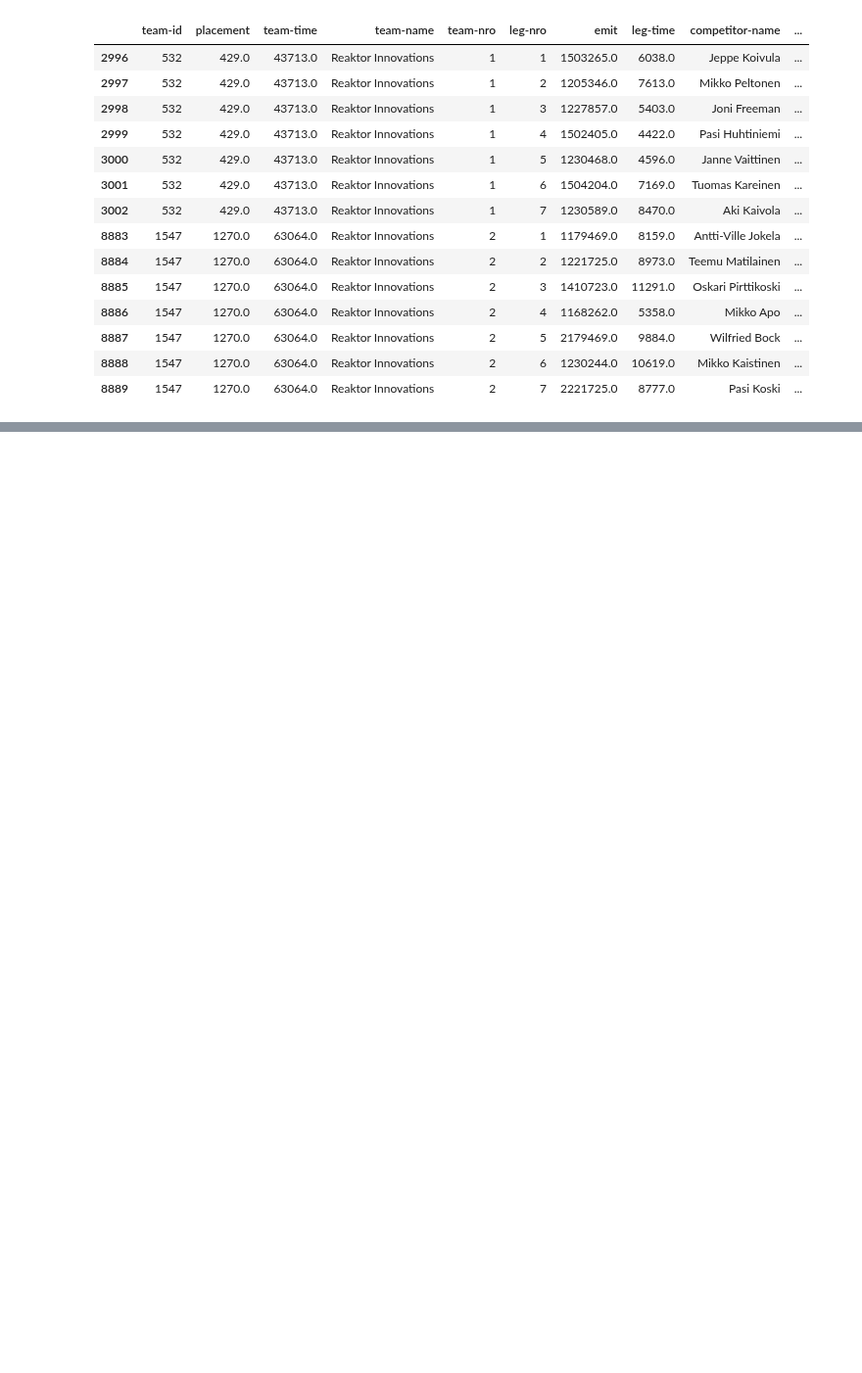
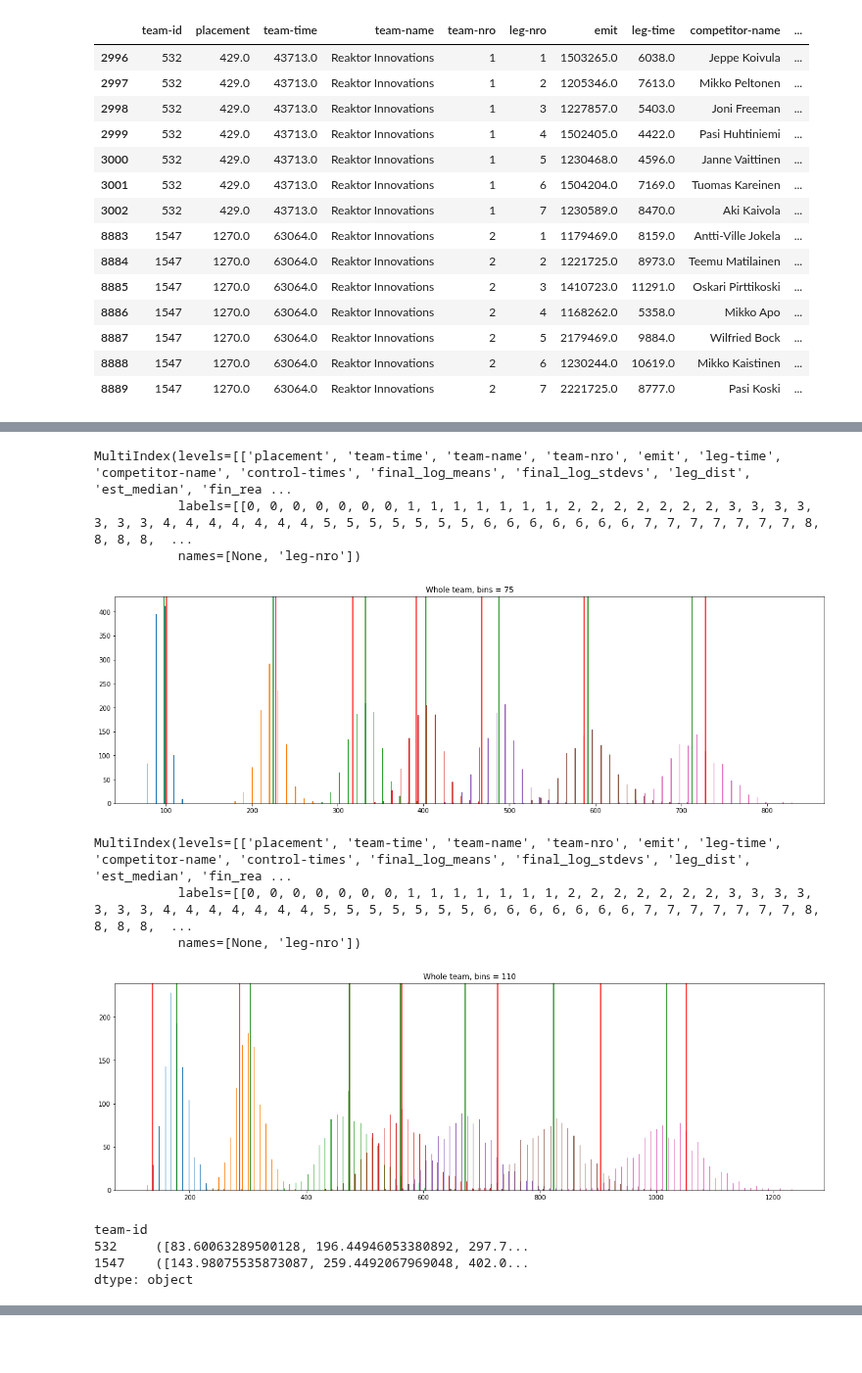
Before and after one commit to dins/jukola-xml-model, a Jupyter notebook: log_normal_estimates.ipynb, the cells around one changed output, grey strips where cells are left out. Shown at 98% size. Saved outputs shown, nothing was run; the diff lists cells and outputs as text; code cells hidden in the pictures; blank space fills up the shorter version.

Commit message:
simulated sum  of running times and some visualisation

```diff
--- a/log_normal_estimates.ipynb
+++ b/log_normal_estimates.ipynb
@@ -205,0 +183,3 @@ runs17
+# %%
+by_teams = runs17.set_index(["team-id", "leg-nro"]).unstack()
+by_teams
@@ -205,0 +193,4 @@ runs17
+# %%
+for i in range(1,8):
+    by_teams["fin_real", i] = np.sum([ by_teams["leg-time"][j] / 60 for j in range(1,i+1) ], axis=0)
+by_teams.fin_real
@@ -205,0 +209,4 @@ runs17
+# %%
+for i in range(1,8):
+    by_teams["fin_med", i] = np.sum([ by_teams["est_median"][j] for j in range(1,i+1) ], axis=0)
+by_teams.fin_med
@@ -205,0 +218,5 @@ runs17
+# %%
+
+for i in range(1,8):
+    by_teams["fin_log_std", i] = np.sqrt(np.sum([ (by_teams["final_log_stdevs"][j] * by_teams["leg_dist"][j]) ** 2 for j in range(1,i+1) ], axis=0))
+by_teams.fin_log_std
@@ -205,0 +237,61 @@ runs17
+# %%
+
+def get_simulated_medians(row):
+    print(row.index)
+    samples = pd.DataFrame()
+    for i in range(1,8):
+        samples[i] = row["leg_dist"][i] * lognorm.rvs(s = row["final_log_stdevs"][i], scale = np.exp(row["final_log_means"][i]), size = 1000)
+
+    samples_sums = pd.DataFrame()
+    for i in range(1,8):
+        samples_sums[i] = np.sum([ samples[j] for j in range(1,i+1) ], axis=0)
+
+    start95 = samples_sums.quantile(0.025)
+    end95 = samples_sums.quantile(0.975)
+    medians = samples_sums.median()
+    means = samples_sums.mean()
+
+    """
+    for i in range(1,8):
+        bins = int(samples_sums[i].max() - samples_sums[i].min())
+        name = row["competitor-name"][i]
+        plt.title(f"{name} bins = {bins}")
+        plt.hist(samples_sums[i], bins=bins)
+        plt.axvline(x=row["fin_real"][i], color="r")
+        plt.axvline(x=medians[i], color="g")
+        plt.axvline(x=means[i], color="yellow")
+        plt.show()
+    """
+    bins = int( (samples_sums.max().max() - samples_sums.min().min()) / 10)
+    plt.figure(figsize=(20, 6))
+    plt.title(f"Whole team, bins = {bins}")
+    plt.hist([samples_sums[1], samples_sums[2], samples_sums[3], samples_sums[4], samples_sums[5], samples_sums[6], samples_sums[7]], bins=bins)
+    for i in range(1,8):
+        plt.axvline(x=row["fin_real"][i], color="r")
+        plt.axvline(x=medians[i], color="g")
+
+    plt.show()
+
+    iterables = [range(1,8)]
+    leg_index = pd.MultiIndex.from_product(iterables, names=['leg-nro'])
+
+    new_cols = (pd.Series(start95.values, index=leg_index), pd.Series(end95.values, index=leg_index))
+    #print(start95.values)
+    #print(new_cols)
+    return new_cols
+
+simulated_median = by_teams.apply(get_simulated_medians, axis=1)
+simulated_median
+# %% [output]
+MultiIndex(levels=[['placement', 'team-time', 'team-name', 'team-nro', 'emit', 'leg-time', 'competitor-name', 'control-times', 'final_log_means', 'final_log_stdevs', 'leg_dist', 'est_median', 'fin_rea ...
+           labels=[[0, 0, 0, 0, 0, 0, 0, 1, 1, 1, 1, 1, 1, 1, 2, 2, 2, 2, 2, 2, 2, 3, 3, 3, 3, 3, 3, 3, 4, 4, 4, 4, 4, 4, 4, 5, 5, 5, 5, 5, 5, 5, 6, 6, 6, 6, 6, 6, 6, 7, 7, 7, 7, 7, 7, 7, 8, 8, 8, 8,  ...
+           names=[None, 'leg-nro'])
+[figure, added]
+MultiIndex(levels=[['placement', 'team-time', 'team-name', 'team-nro', 'emit', 'leg-time', 'competitor-name', 'control-times', 'final_log_means', 'final_log_stdevs', 'leg_dist', 'est_median', 'fin_rea ...
+           labels=[[0, 0, 0, 0, 0, 0, 0, 1, 1, 1, 1, 1, 1, 1, 2, 2, 2, 2, 2, 2, 2, 3, 3, 3, 3, 3, 3, 3, 4, 4, 4, 4, 4, 4, 4, 5, 5, 5, 5, 5, 5, 5, 6, 6, 6, 6, 6, 6, 6, 7, 7, 7, 7, 7, 7, 7, 8, 8, 8, 8,  ...
+           names=[None, 'leg-nro'])
+[figure, added]
+team-id
+532     ([83.60063289500128, 196.44946053380892, 297.7...
+1547    ([143.98075535873087, 259.4492067969048, 402.0...
+dtype: object
```
Also changed, not shown: parts of 23 cells of this notebook.
